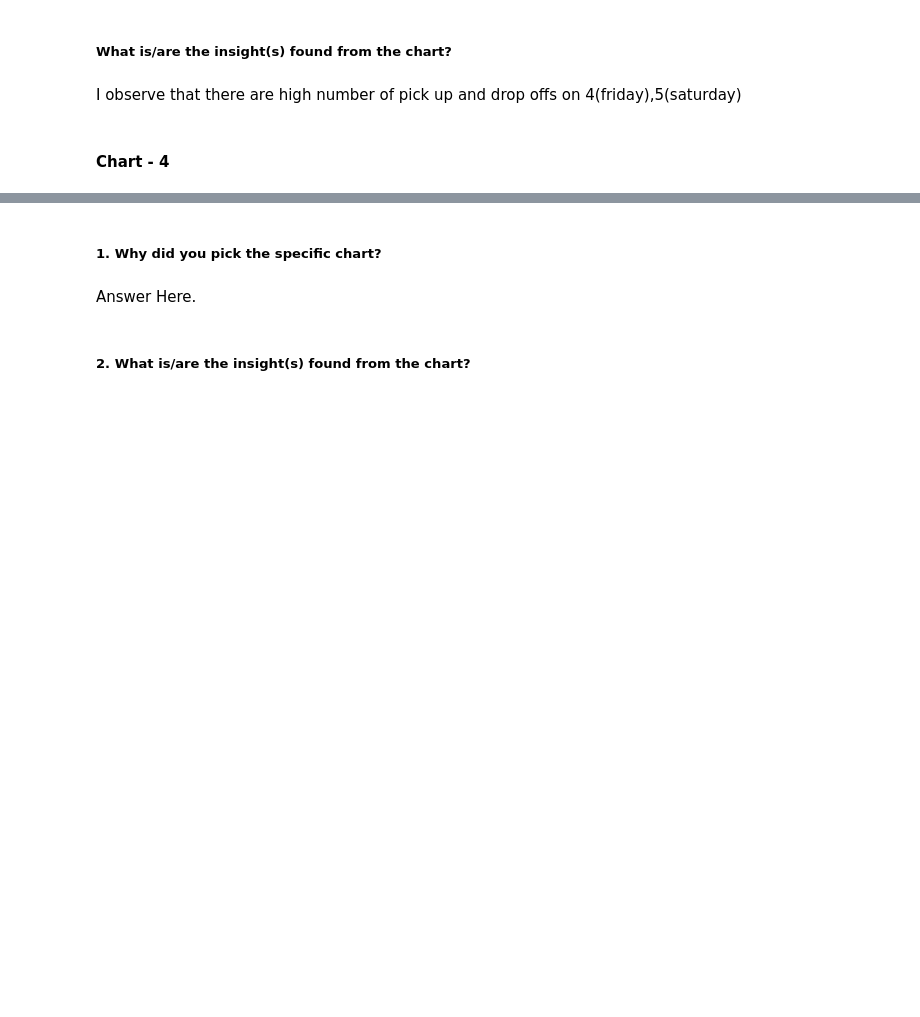
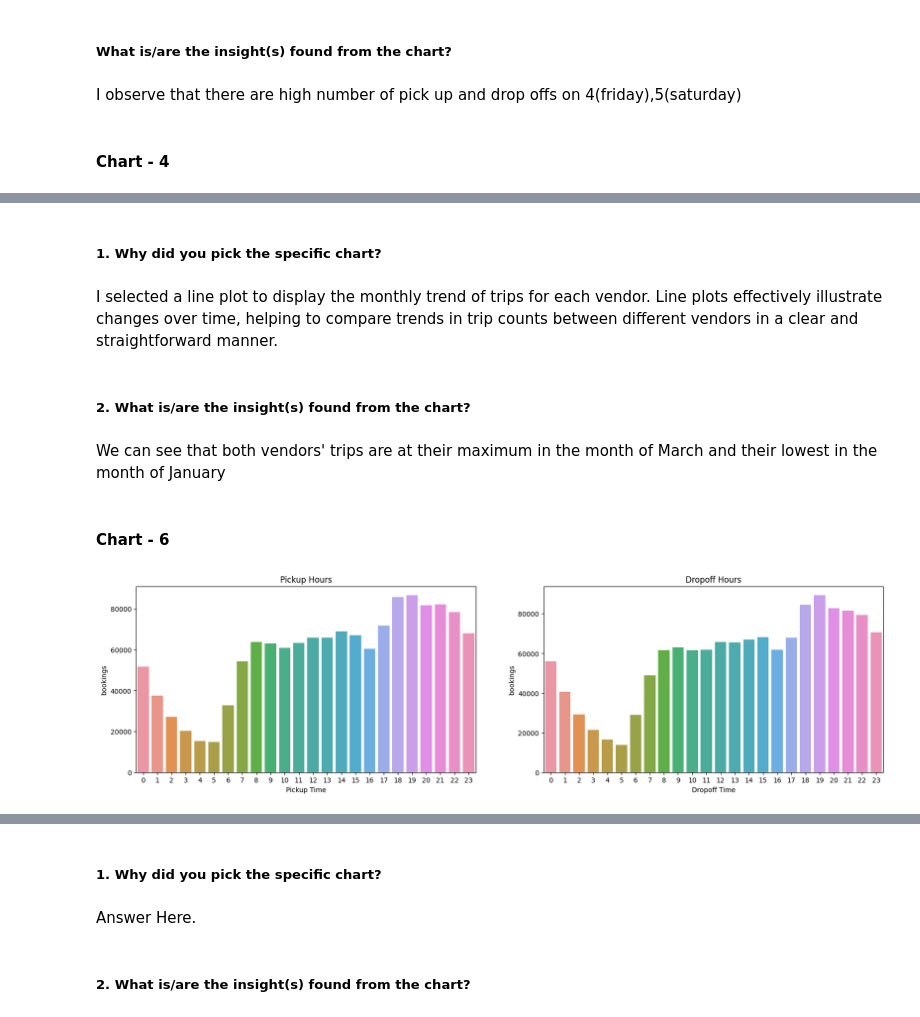
Before and after one commit to rimshaharmaen/NYC_Taxi_Time_Prediction, a Jupyter notebook: Rimsha_NYC_Taxi_Time_Prediction.ipynb, the cells around one changed output, grey strips where cells are left out. Drawn from its saved outputs; the diff is of its cells as text; code cells hidden in the pictures; blank space fills up the shorter version.

```diff
--- a/Rimsha_NYC_Taxi_Time_Prediction.ipynb
+++ b/Rimsha_NYC_Taxi_Time_Prediction.ipynb
@@ -621,0 +675,28 @@ I observe that there are high number of pick up and drop offs on 4(friday),5(sat
+# %% [markdown]
+##### 1. Why did you pick the specific chart?
+# %% [markdown]
+I selected a line plot to display the monthly trend of trips for each vendor. Line plots effectively illustrate changes over time, helping to compare trends in trip counts between different vendors in a clear and straightforward manner.
+# %% [markdown]
+##### 2. What is/are the insight(s) found from the chart?
+# %% [markdown]
+We can see that both vendors' trips are at their maximum in the month of March and their lowest in the month of January
+# %% [markdown]
+#### Chart - 6
+# %%
+# Chart - 6 visualization code
+fig, (ax1, ax2) = plt.subplots(ncols = 2, figsize = (20, 5))
+# Pickup data
+ax1.set_title('Pickup Hours')
+ax = sns.countplot(x = 'pickup_hour', data = taxi_df, ax = ax1)
+ax.set_xlabel('Pickup Time')
+ax.set_ylabel('bookings')
+
+# Dropoff data
+ax = sns.countplot(x = 'dropoff_hour', data = taxi_df, ax = ax2)
+ax2.set_title('Dropoff Hours')
+ax.set_xlabel('Dropoff Time')
+ax.set_ylabel('bookings')
+
+plt.show()
+# %% [output]
+[figure, added]
```
Also changed, not shown: parts of 120 cells of this notebook.
